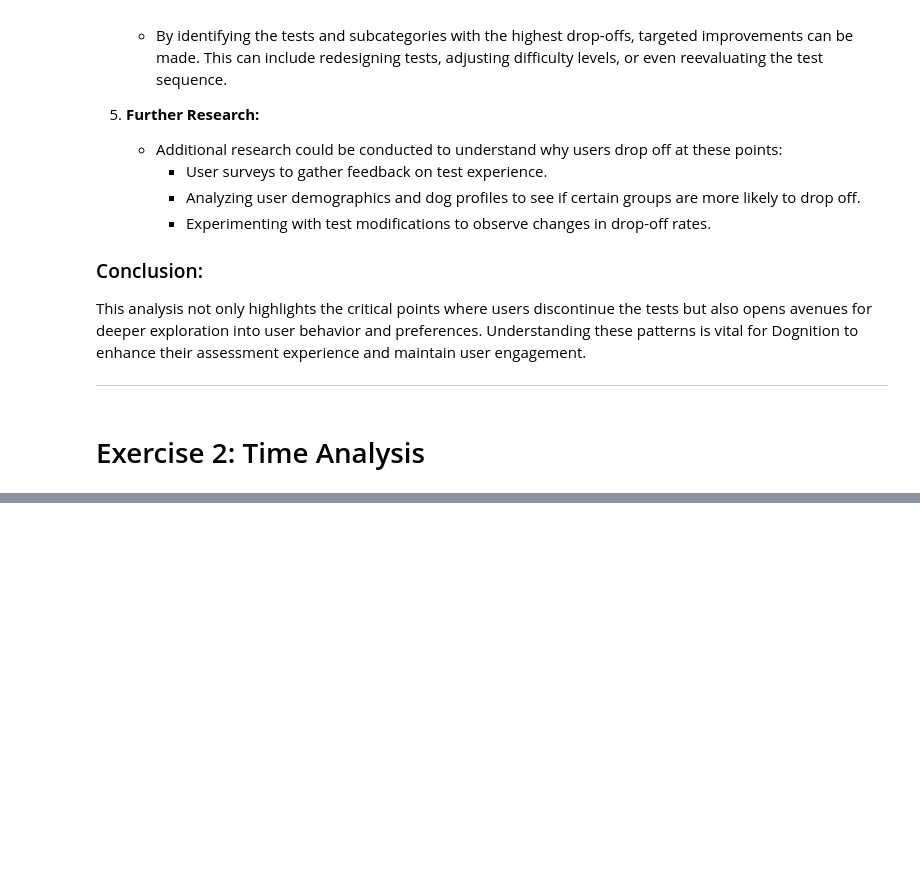
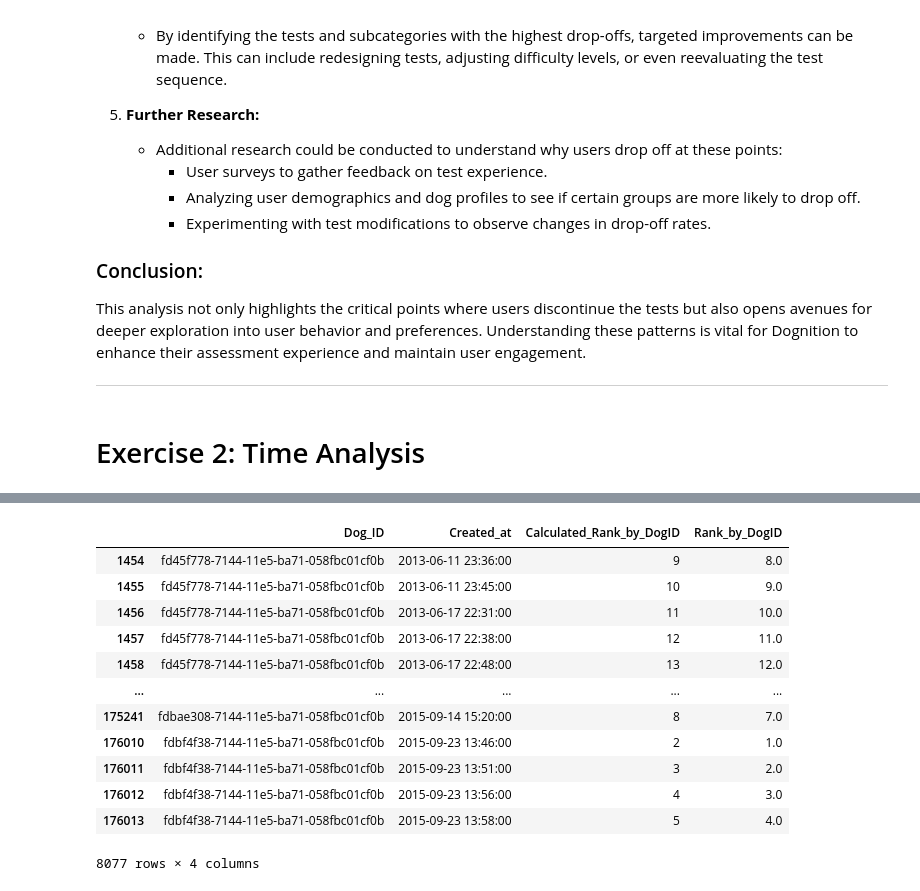
Before and after one commit to peyman886/Data_Visualization, a Jupyter notebook: HW5/Visualization_HW5.ipynb, the cells around one changed output, grey strips where cells are left out. Drawn from its saved outputs; the diff is of its cells as text; code cells hidden in the pictures; blank space fills up the shorter version.

```diff
--- a/HW5/Visualization_HW5.ipynb
+++ b/HW5/Visualization_HW5.ipynb
@@ -661,0 +692,2 @@ The analysis provides insights into how the intervals between test completions (
+# %%
+merged_data['Calculated_Rank_by_DogID'] = merged_data.sort_values(by=['Dog_ID', 'Created_at'], ascending=True).groupby('Dog_ID').cumcount() + 1
@@ -661,0 +699,2 @@ The analysis provides insights into how the intervals between test completions (
+# %%
+merged_data['Calculated_Rank_by_UserID'] = merged_data.sort_values(by=['User_ID', 'Created_at'], ascending=True).groupby('User_ID').cumcount() + 1
@@ -661,0 +706,17 @@ The analysis provides insights into how the intervals between test completions (
+# %%
+discrepancies_by_dog = merged_data[merged_data['Calculated_Rank_by_DogID'] != merged_data['Rank_by_DogID']]
+discrepancies_by_dog[['Dog_ID', 'Created_at', 'Calculated_Rank_by_DogID', 'Rank_by_DogID']]
+# %% [output]
+|  | Dog_ID | Created_at | Calculated_Rank_by_DogID | Rank_by_DogID |
+| 1454 | fd45f778-7144-11e5-ba71-058fbc01cf0b | 2013-06-11 23:36:00 | 9 | 8.0 |
+| 1455 | fd45f778-7144-11e5-ba71-058fbc01cf0b | 2013-06-11 23:45:00 | 10 | 9.0 |
+| 1456 | fd45f778-7144-11e5-ba71-058fbc01cf0b | 2013-06-17 22:31:00 | 11 | 10.0 |
+| 1457 | fd45f778-7144-11e5-ba71-058fbc01cf0b | 2013-06-17 22:38:00 | 12 | 11.0 |
+| 1458 | fd45f778-7144-11e5-ba71-058fbc01cf0b | 2013-06-17 22:48:00 | 13 | 12.0 |
+| ... | ... | ... | ... | ... |
+| 175241 | fdbae308-7144-11e5-ba71-058fbc01cf0b | 2015-09-14 15:20:00 | 8 | 7.0 |
+| 176010 | fdbf4f38-7144-11e5-ba71-058fbc01cf0b | 2015-09-23 13:46:00 | 2 | 1.0 |
+| 176011 | fdbf4f38-7144-11e5-ba71-058fbc01cf0b | 2015-09-23 13:51:00 | 3 | 2.0 |
+| 176012 | fdbf4f38-7144-11e5-ba71-058fbc01cf0b | 2015-09-23 13:56:00 | 4 | 3.0 |
+| 176013 | fdbf4f38-7144-11e5-ba71-058fbc01cf0b | 2015-09-23 13:58:00 | 5 | 4.0 |
+8077 rows × 4 columns
```
Also changed, not shown: parts of 89 cells of this notebook.
